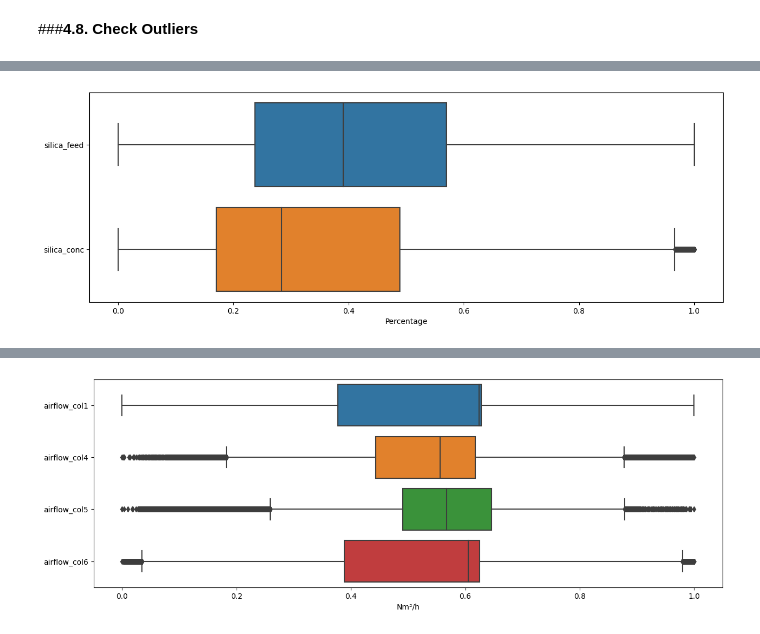
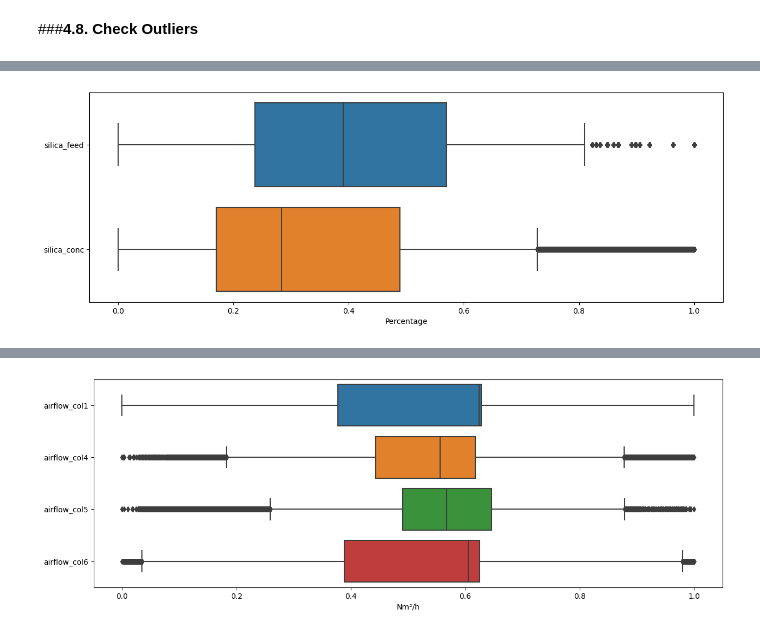
Before and after one commit to arifaygun/Advanced-Pandas, a Jupyter notebook: AA_Iron_Ore_Froth_Flotation_Quality_Prediction.ipynb, the cells around one changed output, grey strips where cells are left out. Cells and saved outputs as stored; diff of their text form; code cells hidden in the pictures.

```diff
--- a/AA_Iron_Ore_Froth_Flotation_Quality_Prediction.ipynb
+++ b/AA_Iron_Ore_Froth_Flotation_Quality_Prediction.ipynb
@@ -380,7 +423,7 @@ flotation.shape
 # %%
-#box plots of input and output values
+#box plots of input and output values with whisker is 0.75
 plt.figure(figsize = (15, 5))
-sns.boxplot(data = flotation[["silica_feed", "silica_conc"]], orient = 'h')
+sns.boxplot(data = flotation[["silica_feed", "silica_conc"]], whis=0.75, orient = 'h')
 plt.xlabel('Percentage');
 # %% [output]
-[figure, old version]
+[figure, new version]
```
Also changed, not shown: parts of 43 cells of this notebook.
